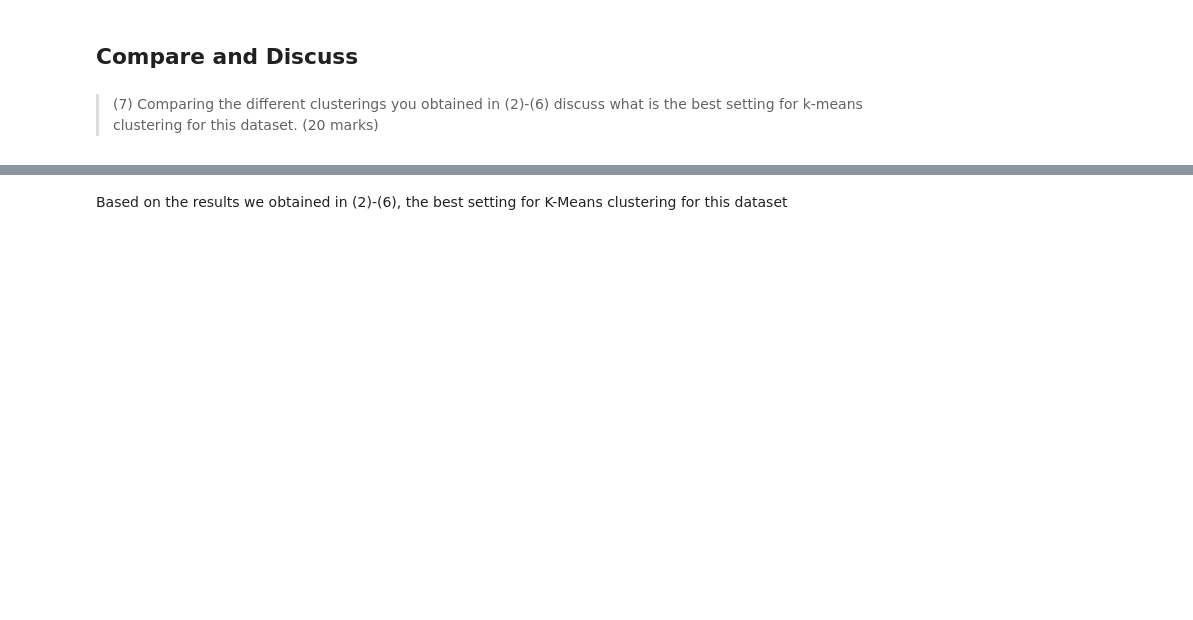
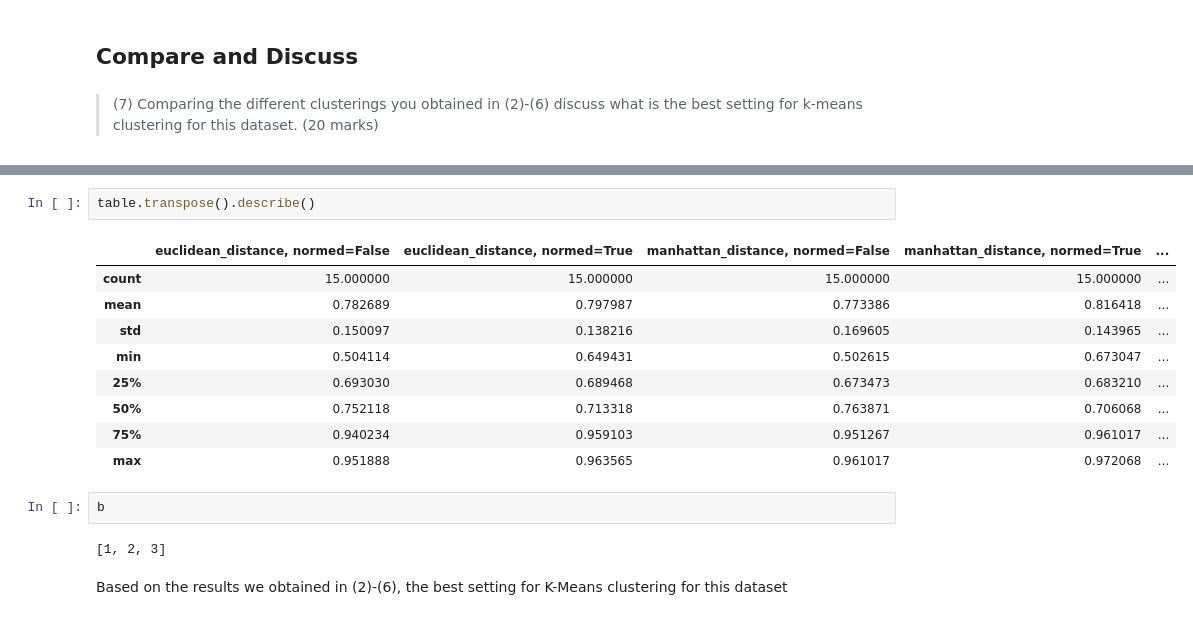
Before and after one commit to peterprescott/kmeans, a Jupyter notebook: notebook.ipynb, the cells around one changed output, grey strips where cells are left out. Cells and saved outputs as stored; diff of their text form; blank space fills up the shorter version.

```diff
--- a/notebook.ipynb
+++ b/notebook.ipynb
@@ -437,2 +543,18 @@ cosine_similarity(a,b)
+# %%
+table.transpose().describe()
+# %% [output]
+|  | euclidean_distance, normed=False | euclidean_distance, normed=True | manhattan_distance, normed=False | manhattan_distance, normed=True | ... |
+| count | 15.000000 | 15.000000 | 15.000000 | 15.000000 | ... |
+| mean | 0.782689 | 0.797987 | 0.773386 | 0.816418 | ... |
+| std | 0.150097 | 0.138216 | 0.169605 | 0.143965 | ... |
+| min | 0.504114 | 0.649431 | 0.502615 | 0.673047 | ... |
+| 25% | 0.693030 | 0.689468 | 0.673473 | 0.683210 | ... |
+| 50% | 0.752118 | 0.713318 | 0.763871 | 0.706068 | ... |
+| 75% | 0.940234 | 0.959103 | 0.951267 | 0.961017 | ... |
+| max | 0.951888 | 0.963565 | 0.961017 | 0.972068 | ... |
+# %%
+b
+# %% [output]
+[1, 2, 3]
 # %% [markdown]
 Based on the results we obtained in (2)-(6), the best setting for K-Means clustering for this dataset
```
Also changed, not shown: parts of 22 cells of this notebook.
